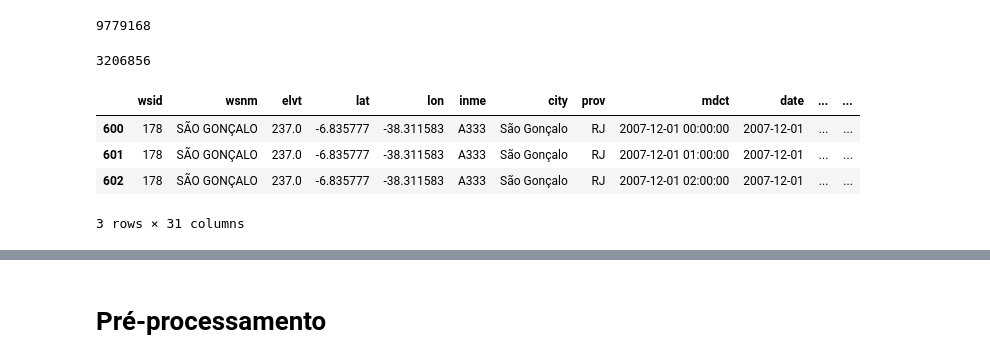
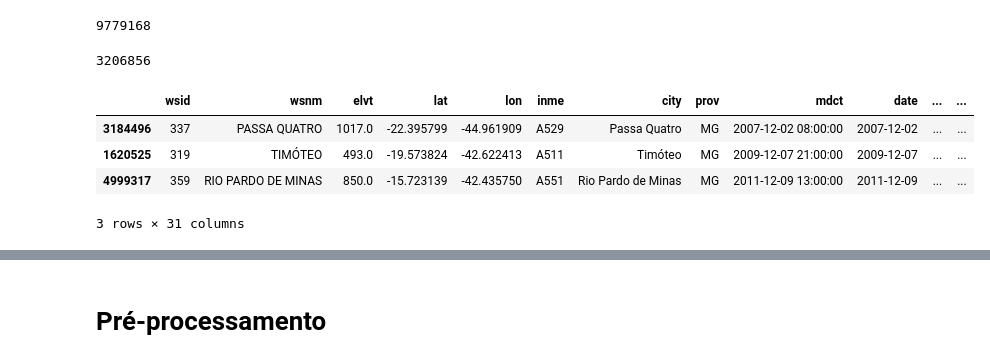
Before and after one commit to dedeco/bigclima-project, a Jupyter notebook: notebooks/graphs-zarate-n11-summer-sudeste.ipynb, the cells around one changed output, grey strips where cells are left out. Saved outputs shown, nothing was run; the diff lists cells and outputs as text; code cells hidden in the pictures.

```diff
--- a/notebooks/graphs-zarate-n11-summer-sudeste.ipynb
+++ b/notebooks/graphs-zarate-n11-summer-sudeste.ipynb
@@ -19,15 +19,15 @@ print len(df)
 # %% [output]
 9779168
 # %%
-df = df[df['mo'].isin([1,2,3,12])] #  somente meses do verão  DEZ a MAR
+df = df[df['mo'].isin([1,2,3,12])] #  somente meses do verão DEZ a MAR
 print len(df)
-df.head(3)
+df.sample(3)
 # %% [output]
 3206856
 |  | wsid | wsnm | elvt | lat | lon | inme | city | prov | mdct | date | ... | ... |
-| 600 | 178 | SÃO GONÇALO | 237.0 | -6.835777 | -38.311583 | A333 | São Gonçalo | RJ | 2007-12-01 00:00:00 | 2007-12-01 | ... | ... |
-| 601 | 178 | SÃO GONÇALO | 237.0 | -6.835777 | -38.311583 | A333 | São Gonçalo | RJ | 2007-12-01 01:00:00 | 2007-12-01 | ... | ... |
-| 602 | 178 | SÃO GONÇALO | 237.0 | -6.835777 | -38.311583 | A333 | São Gonçalo | RJ | 2007-12-01 02:00:00 | 2007-12-01 | ... | ... |
+| 3184496 | 337 | PASSA QUATRO | 1017.0 | -22.395799 | -44.961909 | A529 | Passa Quatro | MG | 2007-12-02 08:00:00 | 2007-12-02 | ... | ... |
+| 1620525 | 319 | TIMÓTEO | 493.0 | -19.573824 | -42.622413 | A511 | Timóteo | MG | 2009-12-07 21:00:00 | 2009-12-07 | ... | ... |
+| 4999317 | 359 | RIO PARDO DE MINAS | 850.0 | -15.723139 | -42.435750 | A551 | Rio Pardo de Minas | MG | 2011-12-09 13:00:00 | 2011-12-09 | ... | ... |
 3 rows × 31 columns
 # %%
 df = df.sort_values(['wsid', 'mdct'])
```
Also changed, not shown: parts of 31 cells of this notebook, 2 other files.
